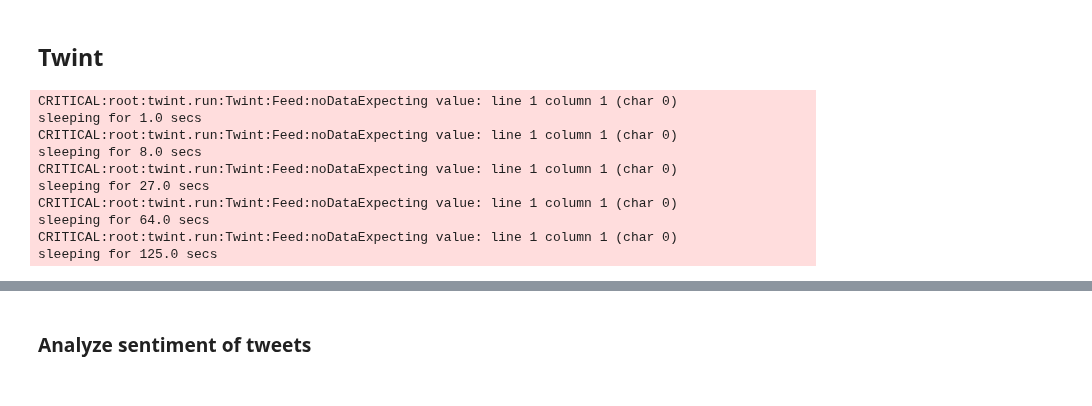
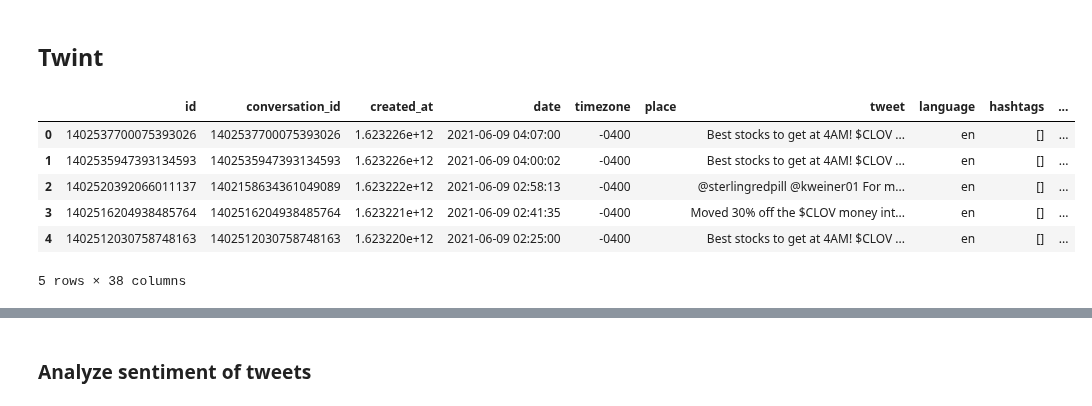
Before and after one commit to ghcn345/Stock-Market-Prediction, a Jupyter notebook: stock_market_NLP.ipynb, the cells around one changed output, grey strips where cells are left out. Cells and saved outputs as stored; diff of their text form; code cells hidden in the pictures.

Commit message:
twint fig

```diff
--- a/stock_market_NLP.ipynb
+++ b/stock_market_NLP.ipynb
@@ -33,7 +36,7 @@ import nltk
 c = twint.Config()
 
 # The amount of tweets to return sorted by most recent
-c.Limit = 1
+c.Limit = 200
 
 # Input parameters
 c.Search = "$AAPL"
@@ -57,17 +60,16 @@ twint.run.Search(c)
 
 # Assigning the DF
 df = twint.storage.panda.Tweets_df
-# %% [output]
-CRITICAL:root:twint.run:Twint:Feed:noDataExpecting value: line 1 column 1 (char 0)
-sleeping for 1.0 secs
-CRITICAL:root:twint.run:Twint:Feed:noDataExpecting value: line 1 column 1 (char 0)
-sleeping for 8.0 secs
-CRITICAL:root:twint.run:Twint:Feed:noDataExpecting value: line 1 column 1 (char 0)
-sleeping for 27.0 secs
-CRITICAL:root:twint.run:Twint:Feed:noDataExpecting value: line 1 column 1 (char 0)
-sleeping for 64.0 secs
-CRITICAL:root:twint.run:Twint:Feed:noDataExpecting value: line 1 column 1 (char 0)
-sleeping for 125.0 secs
+# %%
+df.head()
+# %% [output]
+|  | id | conversation_id | created_at | date | timezone | place | tweet | language | hashtags | ... |
+| 0 | 1402537700075393026 | 1402537700075393026 | 1.623226e+12 | 2021-06-09 04:07:00 | -0400 |  | Best stocks to get at 4AM! $CLOV ... | en | [] | ... |
+| 1 | 1402535947393134593 | 1402535947393134593 | 1.623226e+12 | 2021-06-09 04:00:02 | -0400 |  | Best stocks to get at 4AM! $CLOV ... | en | [] | ... |
+| 2 | 1402520392066011137 | 1402158634361049089 | 1.623222e+12 | 2021-06-09 02:58:13 | -0400 |  | @sterlingredpill @kweiner01 For m... | en | [] | ... |
+| 3 | 1402516204938485764 | 1402516204938485764 | 1.623221e+12 | 2021-06-09 02:41:35 | -0400 |  | Moved 30% off the $CLOV money int... | en | [] | ... |
+| 4 | 1402512030758748163 | 1402512030758748163 | 1.623220e+12 | 2021-06-09 02:25:00 | -0400 |  | Best stocks to get at 4AM! $CLOV ... | en | [] | ... |
+5 rows × 38 columns
 # %%
 def sentiment_class(score):
     """
```
Also changed, not shown: parts of 4 cells of this notebook, 1 other file.
